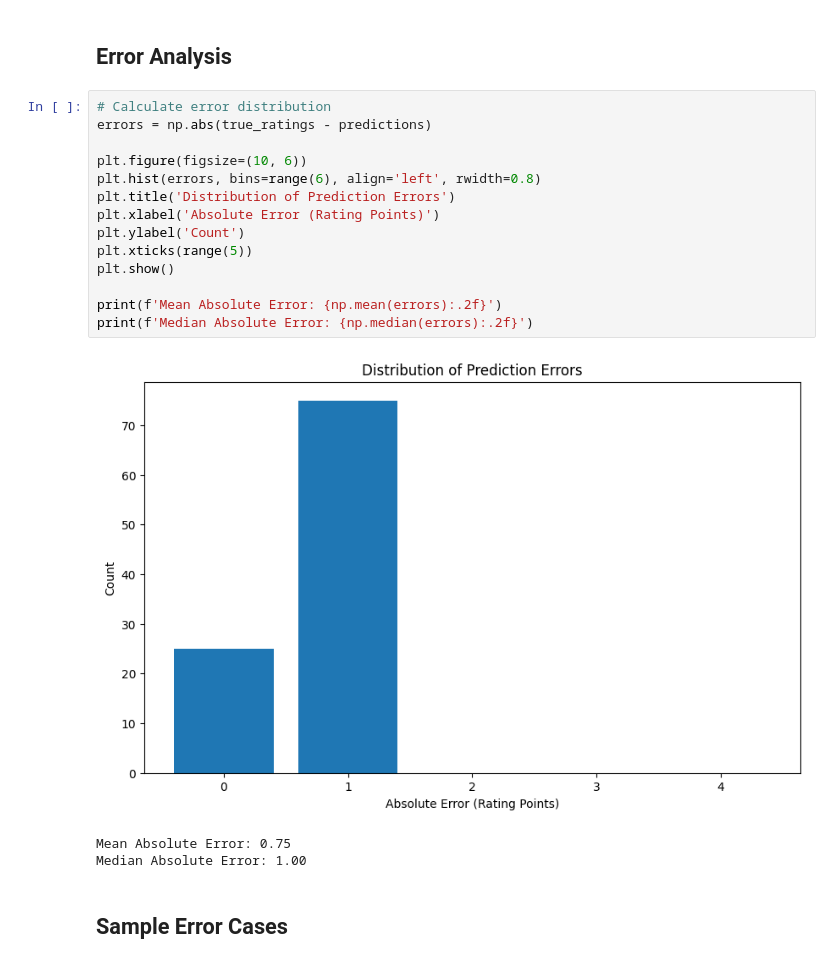
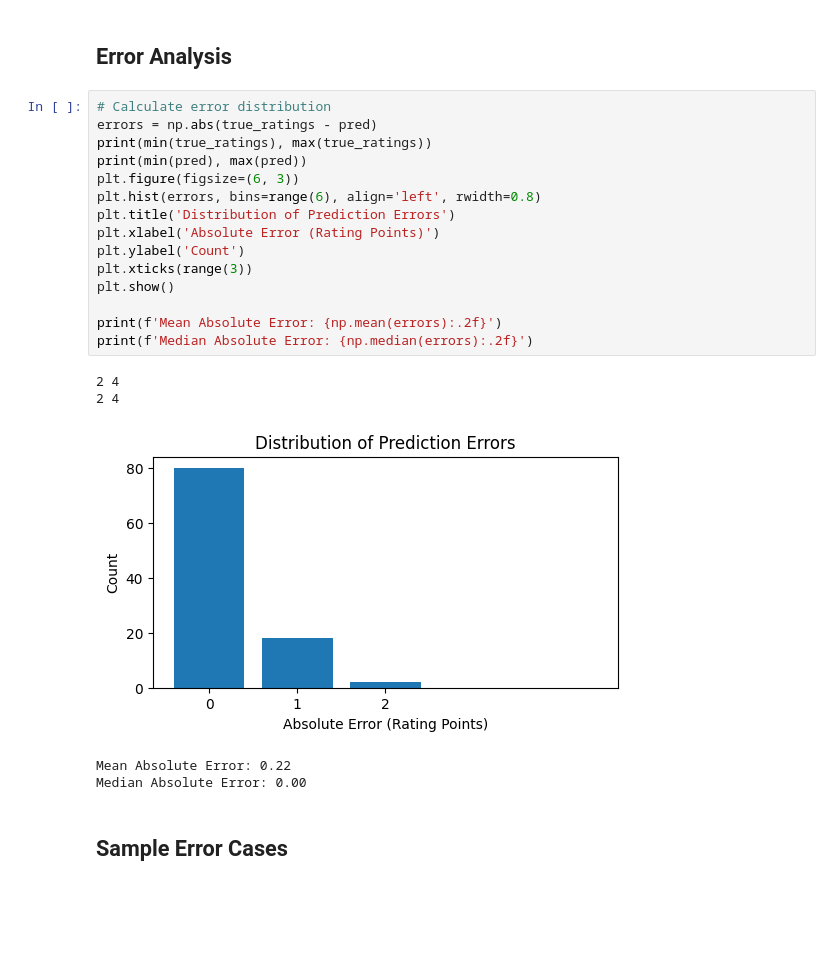
Before and after one commit to nqvu-daniel/ResponseHelper, a Jupyter notebook: evaluation/model_evaluation.ipynb, the cells around one changed output. Cells and saved outputs as stored; diff of their text form; blank space fills up the shorter version.

```diff
--- a/evaluation/model_evaluation.ipynb
+++ b/evaluation/model_evaluation.ipynb
@@ -121,22 +145,25 @@ weighted avg       0.73      0.74      0.72       100
 ## Error Analysis
 # %%
 # Calculate error distribution
-errors = np.abs(true_ratings - predictions)
-
-plt.figure(figsize=(10, 6))
+errors = np.abs(true_ratings - pred)
+print(min(true_ratings), max(true_ratings))
+print(min(pred), max(pred))
+plt.figure(figsize=(6, 3))
 plt.hist(errors, bins=range(6), align='left', rwidth=0.8)
 plt.title('Distribution of Prediction Errors')
 plt.xlabel('Absolute Error (Rating Points)')
 plt.ylabel('Count')
-plt.xticks(range(5))
+plt.xticks(range(3))
 plt.show()
 
 print(f'Mean Absolute Error: {np.mean(errors):.2f}')
 print(f'Median Absolute Error: {np.median(errors):.2f}')
 # %% [output]
+2 4
+2 4
-[figure, old version]
+[figure, new version]
-Mean Absolute Error: 0.75
-Median Absolute Error: 1.00
+Mean Absolute Error: 0.22
+Median Absolute Error: 0.00
 # %% [markdown]
 ## Sample Error Cases
 # %%
```
Also changed, not shown: parts of 4 cells of this notebook.
